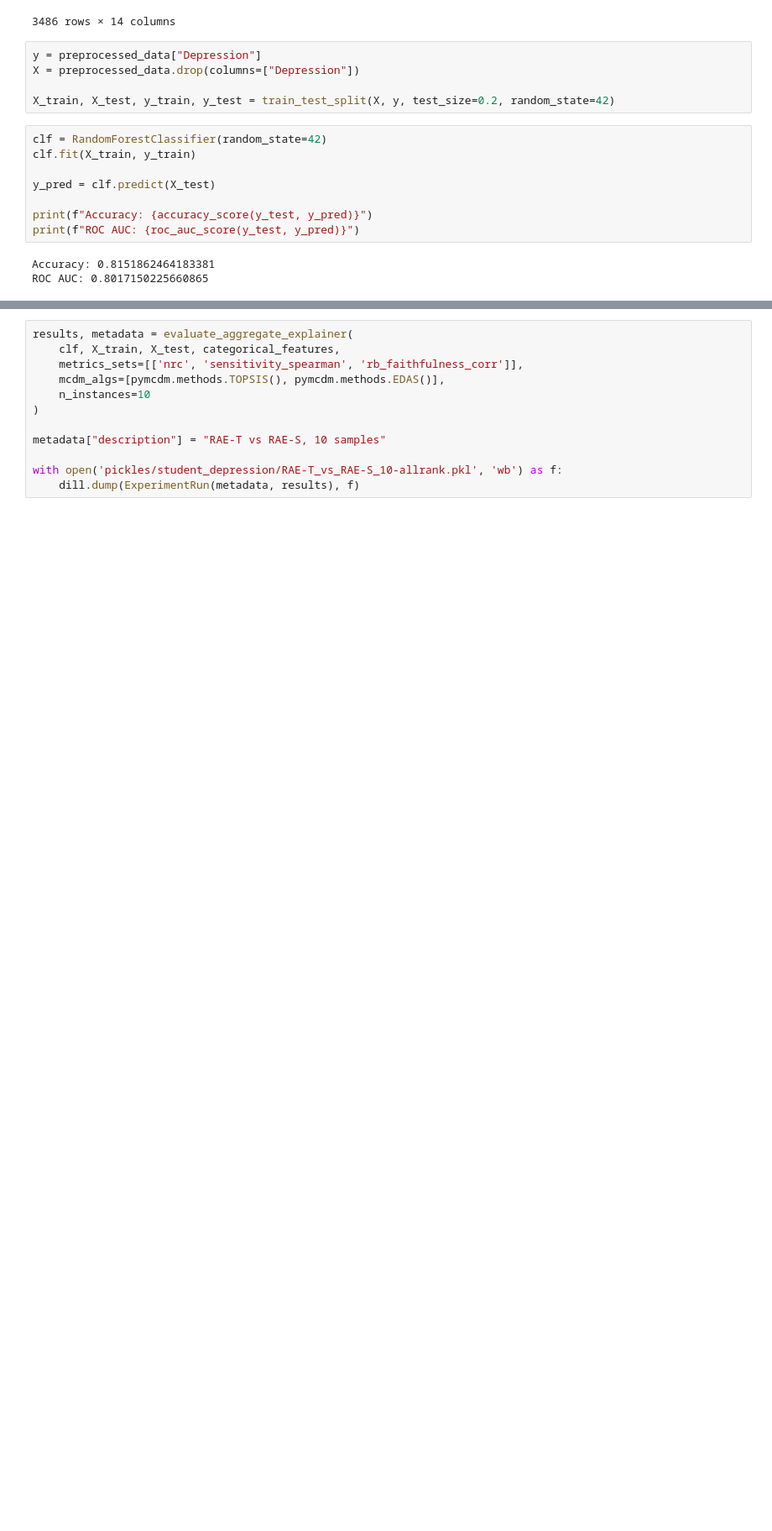
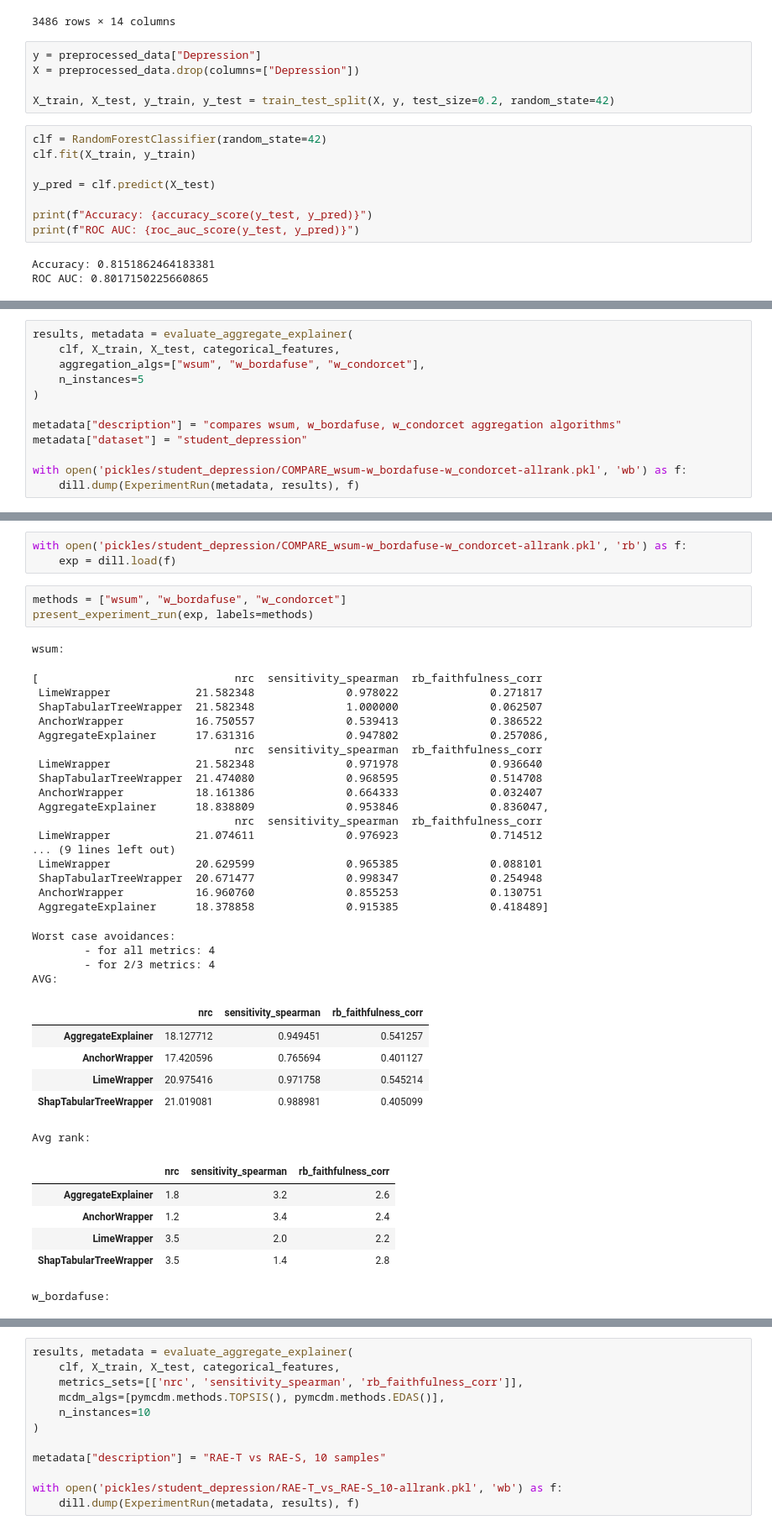
Before and after one commit to hiaac-finance/xai_aggregation, a Jupyter notebook: experiments/EXP_student_depression_dataset.ipynb, the cells around one changed output, grey strips where cells are left out. Shown at 84% size. Saved outputs shown, nothing was run; the diff lists cells and outputs as text; blank space fills up the shorter version.

Commit message:
reran experiments

```diff
--- a/experiments/EXP_student_depression_dataset.ipynb
+++ b/experiments/EXP_student_depression_dataset.ipynb
@@ -107,0 +110,12 @@ ROC AUC: 0.8017150225660865
+# %%
+results, metadata = evaluate_aggregate_explainer(
+    clf, X_train, X_test, categorical_features,
+    aggregation_algs=["wsum", "w_bordafuse", "w_condorcet"],
+    n_instances=5
+)
+
+metadata["description"] = "compares wsum, w_bordafuse, w_condorcet aggregation algorithms"
+metadata["dataset"] = "student_depression"
+
+with open('pickles/student_depression/COMPARE_wsum-w_bordafuse-w_condorcet-allrank.pkl', 'wb') as f:
+    dill.dump(ExperimentRun(metadata, results), f)
@@ -107,0 +161,41 @@ ROC AUC: 0.8017150225660865
+# %%
+with open('pickles/student_depression/COMPARE_wsum-w_bordafuse-w_condorcet-allrank.pkl', 'rb') as f:
+    exp = dill.load(f)
+# %%
+methods = ["wsum", "w_bordafuse", "w_condorcet"]
+present_experiment_run(exp, labels=methods)
+# %% [output]
+wsum:
+[                              nrc  sensitivity_spearman  rb_faithfulness_corr
+ LimeWrapper             21.582348              0.978022              0.271817
+ ShapTabularTreeWrapper  21.582348              1.000000              0.062507
+ AnchorWrapper           16.750557              0.539413              0.386522
+ AggregateExplainer      17.631316              0.947802              0.257086,
+                               nrc  sensitivity_spearman  rb_faithfulness_corr
+ LimeWrapper             21.582348              0.971978              0.936640
+ ShapTabularTreeWrapper  21.474080              0.968595              0.514708
+ AnchorWrapper           18.161386              0.664333              0.032407
+ AggregateExplainer      18.838809              0.953846              0.836047,
+                               nrc  sensitivity_spearman  rb_faithfulness_corr
+ LimeWrapper             21.074611              0.976923              0.714512
+... (9 lines left out)
+ LimeWrapper             20.629599              0.965385              0.088101
+ ShapTabularTreeWrapper  20.671477              0.998347              0.254948
+ AnchorWrapper           16.960760              0.855253              0.130751
+ AggregateExplainer      18.378858              0.915385              0.418489]
+Worst case avoidances:
+        - for all metrics: 4
+        - for 2/3 metrics: 4
+AVG:
+|  | nrc | sensitivity_spearman | rb_faithfulness_corr |
+| AggregateExplainer | 18.127712 | 0.949451 | 0.541257 |
+| AnchorWrapper | 17.420596 | 0.765694 | 0.401127 |
+| LimeWrapper | 20.975416 | 0.971758 | 0.545214 |
+| ShapTabularTreeWrapper | 21.019081 | 0.988981 | 0.405099 |
+Avg rank:
+|  | nrc | sensitivity_spearman | rb_faithfulness_corr |
+| AggregateExplainer | 1.8 | 3.2 | 2.6 |
+| AnchorWrapper | 1.2 | 3.4 | 2.4 |
+| LimeWrapper | 3.5 | 2.0 | 2.2 |
+| ShapTabularTreeWrapper | 3.5 | 1.4 | 2.8 |
+w_bordafuse:
```
Also changed, not shown: parts of 8 cells of this notebook, 11 other files.
